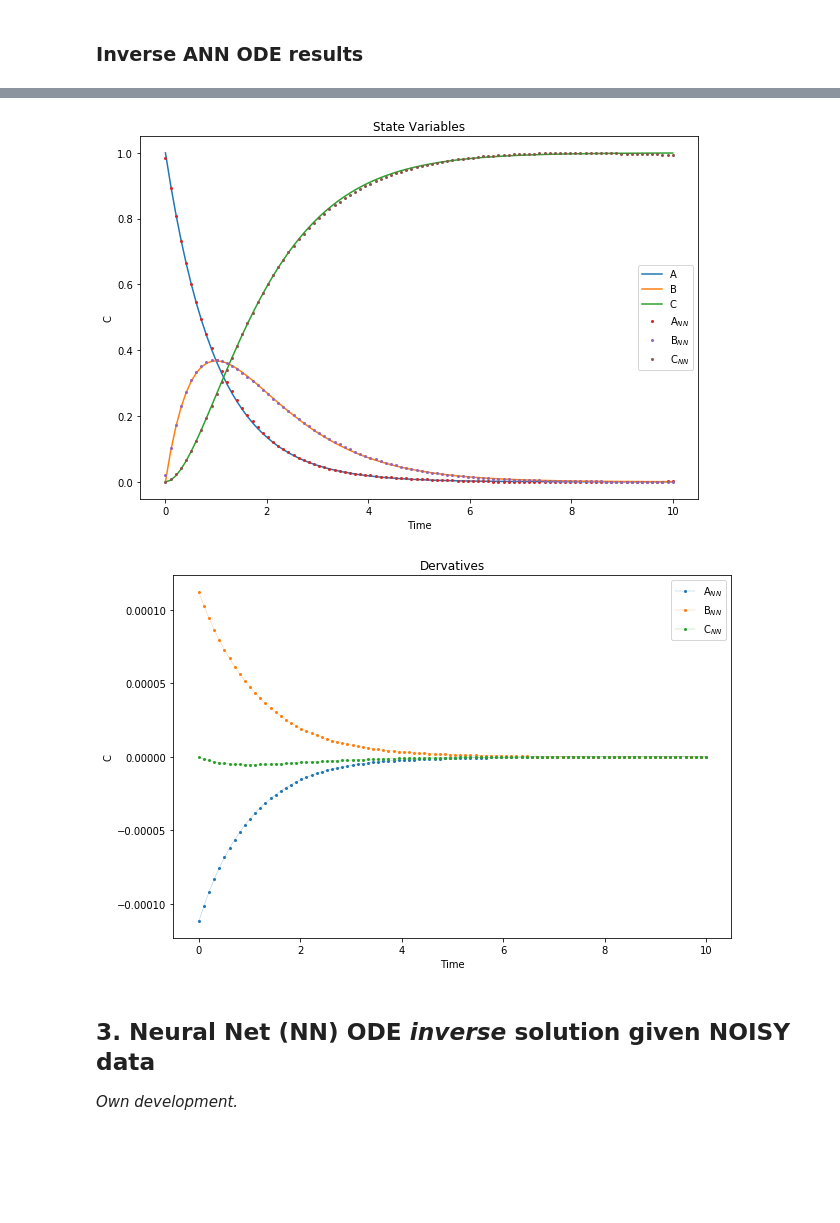
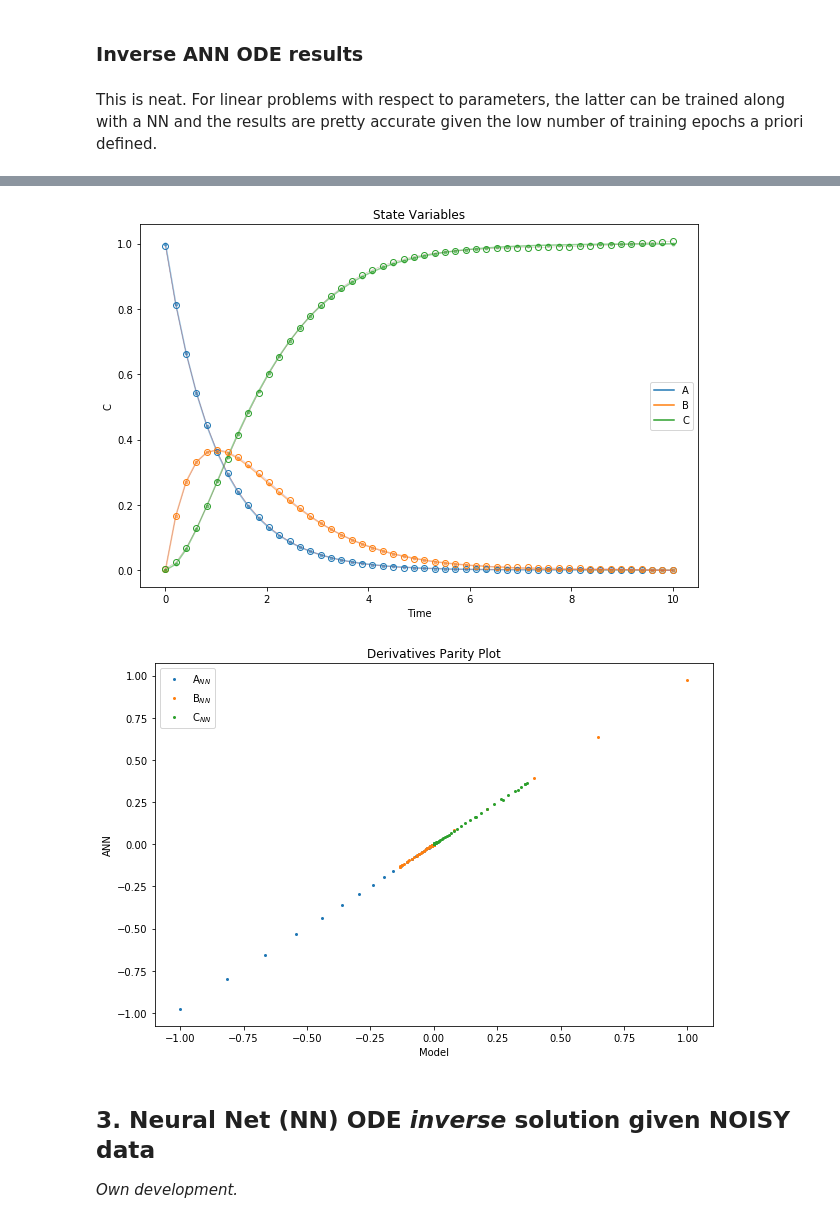
Before and after one commit to nicoleyghu/invANNPresentationFolder, a Jupyter notebook: invANNODE/basis/invANNODE.ipynb, the cells around one changed output, grey strips where cells are left out. Drawn from its saved outputs; the diff is of its cells as text; code cells hidden in the pictures; blank space fills up the shorter version.

```diff
--- a/invANNODE/basis/invANNODE.ipynb
+++ b/invANNODE/basis/invANNODE.ipynb
@@ -252,15 +267,19 @@ Wall time: 25.8 s
 # %%
 plt.figure(figsize=[10,10*2./3])
-lines = plt.plot(sol.t, x0)
-lines += plt.plot(t,batched_state(nn_params, t),'o',lw=0.2,ms=2)
+lines1 = plt.plot(sol.t, x0,'-o',alpha=0.5,ms=3)
+lines2 = plt.plot(t,batched_state(nn_params, t),'-o',lw=0.2,\
+                  ms=6,markerfacecolor='None',markeredgecolor='black')
+for _1,_2 in zip(lines1,lines2):
+    _2.set_markeredgecolor(_1.get_markeredgecolor())
+
 plt.legend(iter(lines), ['A', 'B', 'C','A$_{NN}$','B$_{NN}$','C$_{NN}$'])
 plt.title('State Variables')
 plt.xlabel('Time')
 plt.ylabel('C');
 plt.figure(figsize=[10,10*2./3])
-plt.plot(t,batched_model([batched_state(nn_params,t),t],model_params0),'-o',lw=0.2,ms=2)
+plt.plot(batched_model([x,t],model_params0),batched_model([batched_state(nn_params,t),t],model_params0),'o',lw=0.2,ms=2)
 plt.legend(['A$_{NN}$','B$_{NN}$','C$_{NN}$'])
-plt.title('Derivatives')
-plt.xlabel('Time')
-plt.ylabel('C');
+plt.title('Derivatives Parity Plot')
+plt.xlabel('Model')
+plt.ylabel('ANN');
 # %% [output]
@@ -318,5 +321,5 @@ params = [nn_params, model_params] #pack
 #### Inverse training settings
 # %%
 num_epochs = 100
-num_iter = 100
+num_iter = 200
 batch_size = n_points
@@ -323,7 +328,12 @@ batch_size = n_points
+# %%
+opt_inv = optimizers.adam(1e-3, b1=0.9, b2=0.9999, eps=1e-100)
+opt_inv = (opt_inv[0](params), opt_inv[1], opt_inv[2])
 # %% [markdown]
 #### Inverse problem training loop call
 # %%
 %%time
-params = train(params,data_inv,errors_inv,loss,num_epochs,num_iter,batch_size=None)
-[nn_params_inv, model_params_inv] = params
+err_tags = ['Data','Model']
+params = train(params,data_inv,errors_inv,loss,num_epochs,num_iter,opt_inv,err_tags,batch_size=None)
+[params, opt_inv] = params
+nn_params_inv, model_params_inv = params
 # %% [output]
@@ -332,20 +343,26 @@ Wall time: 27.2 s
 # %% [markdown]
 ### Inverse ANN ODE results
+# %% [markdown]
+This is neat. For linear problems with respect to parameters, the latter can be trained along with a NN and the results are pretty accurate given the low number of training epochs a priori defined.
 # %%
 plt.figure(figsize=[10,10*2./3])
-lines = plt.plot(t, x0)
-lines += plt.plot(t,batched_state(nn_params_inv, t),'o',lw=0.2,ms=2)
+lines1 = plt.plot(t, x0,'-o',alpha=0.5,ms=3)
+lines2 = plt.plot(t,batched_state(nn_params_inv, t),'-o',lw=0.2,\
+                  ms=6,markerfacecolor='None',markeredgecolor='black')
+for _1,_2 in zip(lines1,lines2):
+    _2.set_markeredgecolor(_1.get_markeredgecolor())
+
 plt.legend(iter(lines), ['A', 'B', 'C','A$_{NN}$','B$_{NN}$','C$_{NN}$'])
 plt.title('State Variables')
 plt.xlabel('Time')
 plt.ylabel('C');
 plt.figure(figsize=[10,10*2./3])
-plt.plot(t,batched_model([batched_state(nn_params_inv,t),t],model_params_inv),'-o',lw=0.2,ms=2)
+plt.plot(batched_model([x,t],model_params0),batched_model([batched_state(nn_params_inv,t),t],model_params_inv),'o',lw=0.2,ms=2)
 plt.legend(['A$_{NN}$','B$_{NN}$','C$_{NN}$'])
-plt.title('Dervatives')
-plt.xlabel('Time')
-plt.ylabel('C');
+plt.title('Derivatives Parity Plot')
+plt.xlabel('Model')
+plt.ylabel('ANN');
 
-print('True parameters: {}'.format(['{:.5f}'.format(float(_)) for _ in model_params0[0]]))
+print('True parameters:      {}'.format(['{:.5f}'.format(float(_)) for _ in model_params0[0]]))
 print('Regressed parameters: {}'.format(['{:.5f}'.format(float(_)) for _ in model_params_inv[0]]))
 # %% [output]
@@ -354,5 +371,5 @@ Regressed parameters: ['0.96795', '0.98506']
-[figure, old version]
+[figure, new version]
-[figure, old version]
+[figure, new version]
 # %% [markdown]
 ## 3. Neural Net (NN) ODE *inverse* solution given NOISY data
 
```
Also changed, not shown: parts of 54 cells of this notebook.
